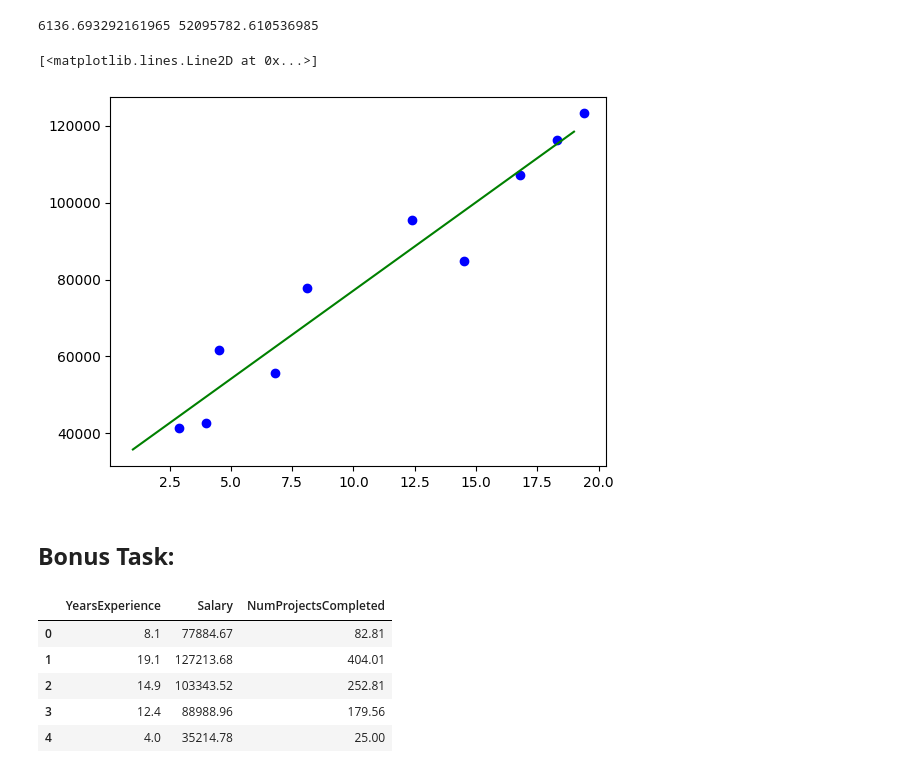
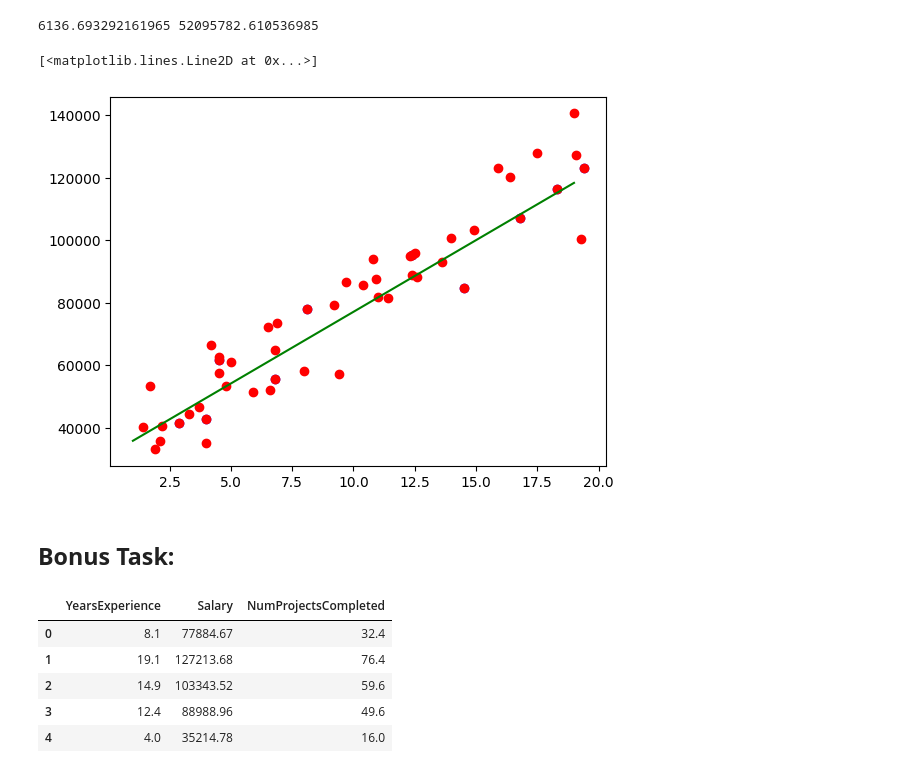
Before and after one commit to Bing-Chilling-07/BCS_Assignments, a Jupyter notebook: Assignment_2.ipynb, the cells around one changed output. Saved outputs shown, nothing was run; the diff lists cells and outputs as text; code cells hidden in the pictures.

```diff
--- a/Assignment_2.ipynb
+++ b/Assignment_2.ipynb
@@ -134,24 +137,25 @@ print(MAE, MSE)
 # %%
 #scattering the data and then plotting the predicted line:
 plt.scatter(test_data.YearsExperience, test_data.Salary, color = 'blue')
+plt.scatter(data.YearsExperience, data.Salary, color = 'red')
 plt.plot(list(range(1, 20)), [m * x + b for x in range(1, 20)], color = 'green')
 # %% [output]
 [<matplotlib.lines.Line2D at 0x...>]
-[figure, old version]
+[figure, new version]
 # %% [markdown]
 ## **Bonus Task:**
 # %%
 data_2 = pd.read_csv('extended_salary_data_2.csv')    #using a copy of the original data to not cause any disturbance to the original task output
 # %%
 #creating a new column which is related to YoE as a quadratic expression:
-data_2['NumProjectsCompleted'] = (data_2['YearsExperience'] ** 2) + 2 * (data_2['YearsExperience']) + 1
+data_2['NumProjectsCompleted'] = 4*(data_2['YearsExperience'])
 data_2.head(5)
 # %% [output]
 |  | YearsExperience | Salary | NumProjectsCompleted |
-| 0 | 8.1 | 77884.67 | 82.81 |
-| 1 | 19.1 | 127213.68 | 404.01 |
-| 2 | 14.9 | 103343.52 | 252.81 |
-| 3 | 12.4 | 88988.96 | 179.56 |
-| 4 | 4.0 | 35214.78 | 25.00 |
+| 0 | 8.1 | 77884.67 | 32.4 |
+| 1 | 19.1 | 127213.68 | 76.4 |
+| 2 | 14.9 | 103343.52 | 59.6 |
+| 3 | 12.4 | 88988.96 | 49.6 |
+| 4 | 4.0 | 35214.78 | 16.0 |
 # %%
 #Splitting the Data into training and testing Data:
```
Also changed, not shown: parts of 6 cells of this notebook.
